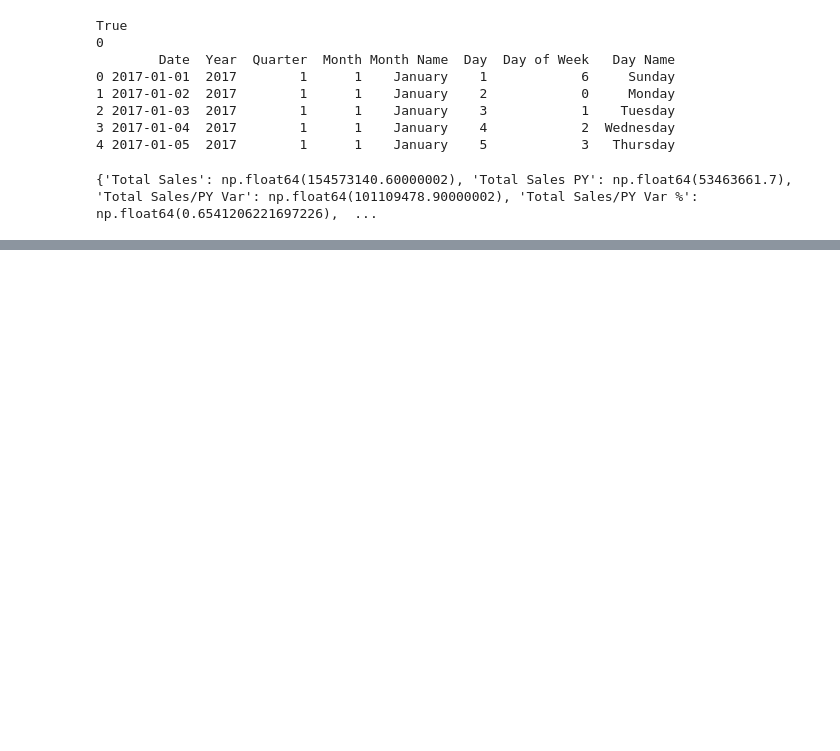
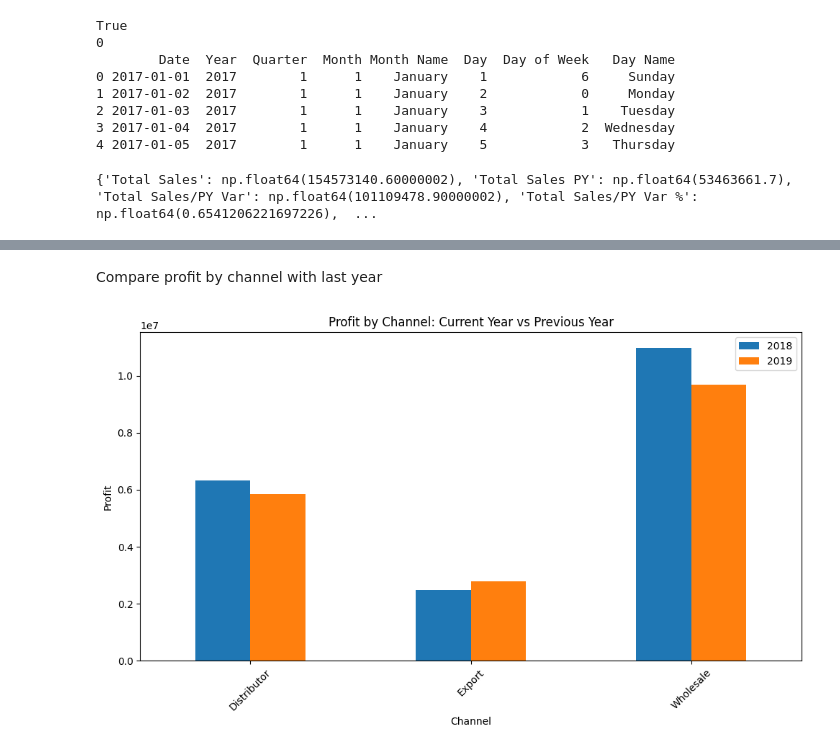
Before and after one commit to Hafid-stack/sales-analysis-python, a Jupyter notebook: project.ipynb, the cells around one changed output, grey strips where cells are left out. Saved outputs shown, nothing was run; the diff lists cells and outputs as text; code cells hidden in the pictures; blank space fills up the shorter version.

```diff
--- a/project.ipynb
+++ b/project.ipynb
@@ -181,0 +288,16 @@ print(measures)
+# %% [markdown]
+Compare profit by channel with last year
+# %%
+profit_channel = df.groupby(['Channel', 'Year'])['Profit'].sum().unstack(fill_value=0)
+profit_channel_plot = profit_channel.loc[:, [prev_year, current_year]]
+
+profit_channel_plot.plot(kind='bar', figsize=(10,6))
+plt.title("Profit by Channel: Current Year vs Previous Year")
+plt.xlabel("Channel")
+plt.ylabel("Profit")
+plt.xticks(rotation=45)
+plt.legend([f"{prev_year}", f"{current_year}"])
+plt.tight_layout()
+plt.show()
+# %% [output]
+[figure, added]
```
Also changed, not shown: parts of 23 cells of this notebook.
